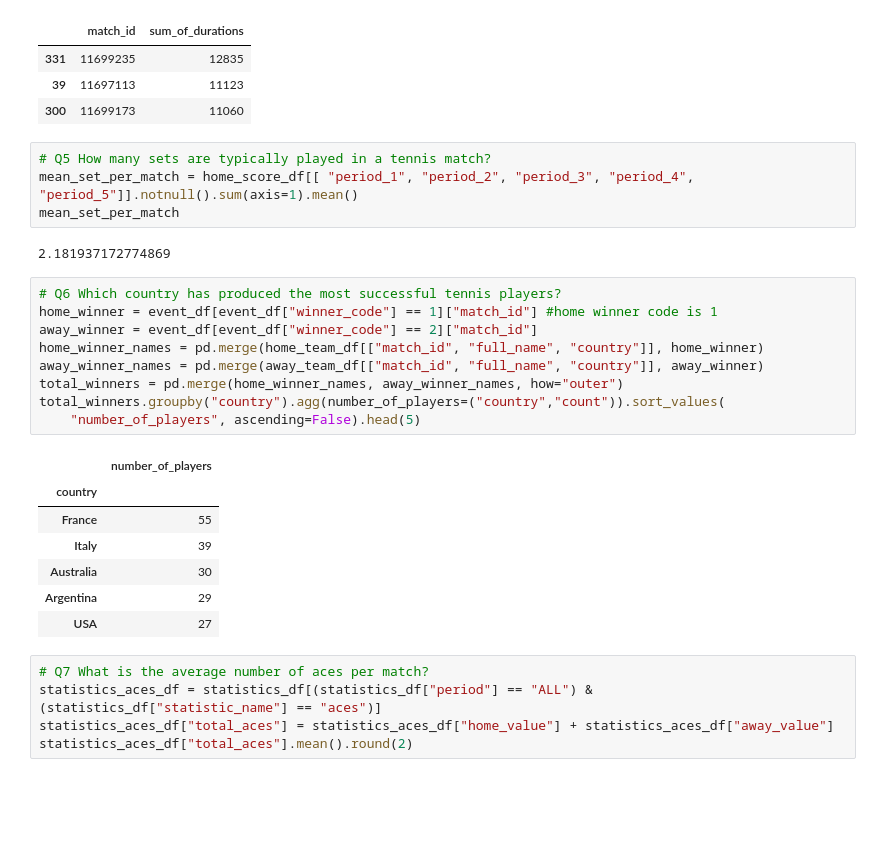
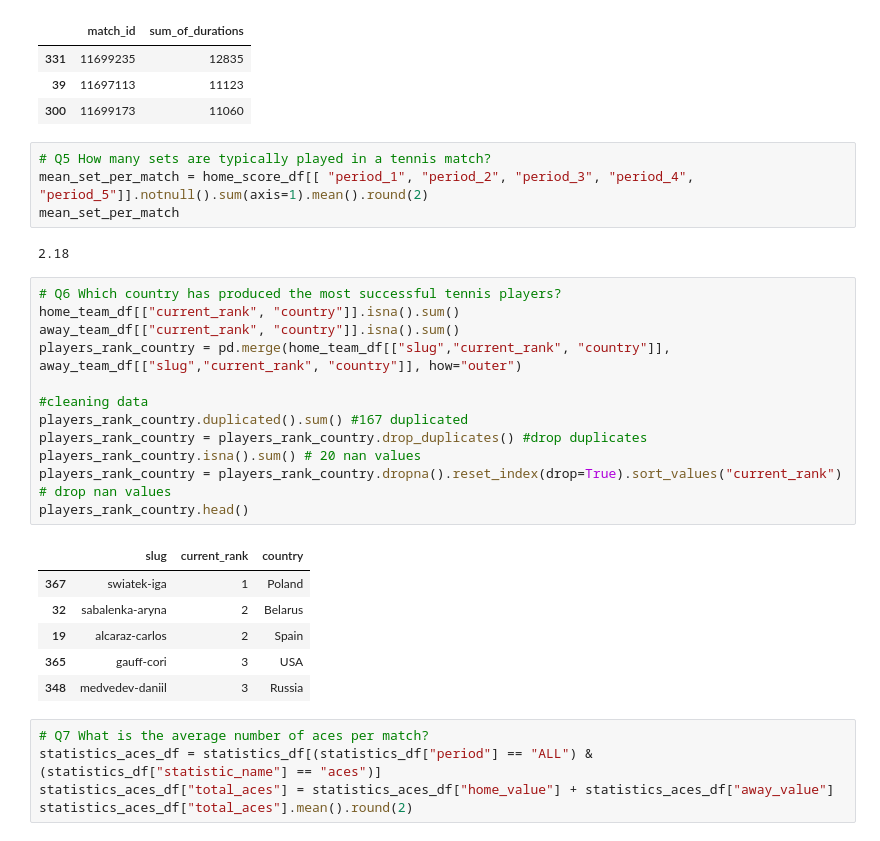
Before and after one commit to amin-eghbalian/data_analysis_tennis_peroject, a Jupyter notebook: HW10_project_data.ipynb, the cells around one changed output. Cells and saved outputs as stored; diff of their text form; blank space fills up the shorter version.

Commit message:
added questions till number 17 except 16 and add 4 etxtra questions

```diff
--- a/HW10_project_data.ipynb
+++ b/HW10_project_data.ipynb
@@ -263,27 +263,29 @@ time_df[["match_id","sum_of_durations"]].sort_values("sum_of_durations", ascendi
 | 300 | 11699173 | 11060 |
 # %%
 # Q5 How many sets are typically played in a tennis match?
-mean_set_per_match = home_score_df[[ "period_1", "period_2", "period_3", "period_4", "period_5"]].notnull().sum(axis=1).mean()
+mean_set_per_match = home_score_df[[ "period_1", "period_2", "period_3", "period_4", "period_5"]].notnull().sum(axis=1).mean().round(2)
 mean_set_per_match
 # %% [output]
-2.181937172774869
+2.18
-# %%
-# Q6 Which country has produced the most successful tennis players?
-home_winner = event_df[event_df["winner_code"] == 1]["match_id"] #home winner code is 1
-away_winner = event_df[event_df["winner_code"] == 2]["match_id"]
-home_winner_names = pd.merge(home_team_df[["match_id", "full_name", "country"]], home_winner)
-away_winner_names = pd.merge(away_team_df[["match_id", "full_name", "country"]], away_winner)
-total_winners = pd.merge(home_winner_names, away_winner_names, how="outer")
-total_winners.groupby("country").agg(number_of_players=("country","count")).sort_values(
-    "number_of_players", ascending=False).head(5)
-# %% [output]
-|  | number_of_players |
-| country |  |
-| France | 55 |
-| Italy | 39 |
-| Australia | 30 |
-| Argentina | 29 |
-| USA | 27 |
+# %%
+# Q6 Which country has produced the most successful tennis players?
+home_team_df[["current_rank", "country"]].isna().sum()
+away_team_df[["current_rank", "country"]].isna().sum()
+players_rank_country = pd.merge(home_team_df[["slug","current_rank", "country"]], away_team_df[["slug","current_rank", "country"]], how="outer")
+
+#cleaning data
+players_rank_country.duplicated().sum() #167 duplicated
+players_rank_country = players_rank_country.drop_duplicates() #drop duplicates
+players_rank_country.isna().sum() # 20 nan values
+players_rank_country = players_rank_country.dropna().reset_index(drop=True).sort_values("current_rank") # drop nan values
+players_rank_country.head()
+# %% [output]
+|  | slug | current_rank | country |
+| 367 | swiatek-iga | 1 | Poland |
+| 32 | sabalenka-aryna | 2 | Belarus |
+| 19 | alcaraz-carlos | 2 | Spain |
+| 365 | gauff-cori | 3 | USA |
+| 348 | medvedev-daniil | 3 | Russia |
 # %%
 # Q7 What is the average number of aces per match?
 statistics_aces_df = statistics_df[(statistics_df["period"] == "ALL") & (statistics_df["statistic_name"] == "aces")]
```
Also changed, not shown: parts of 8 cells of this notebook.
